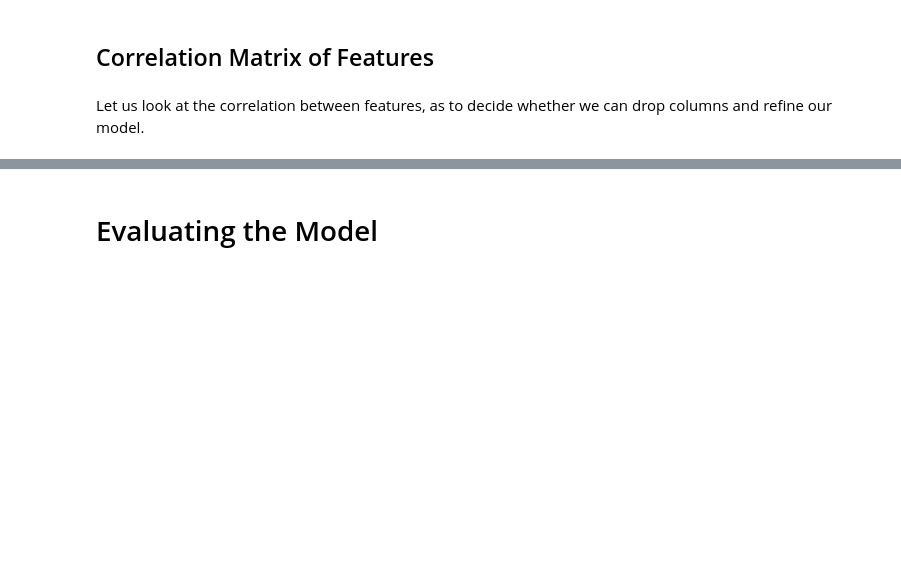
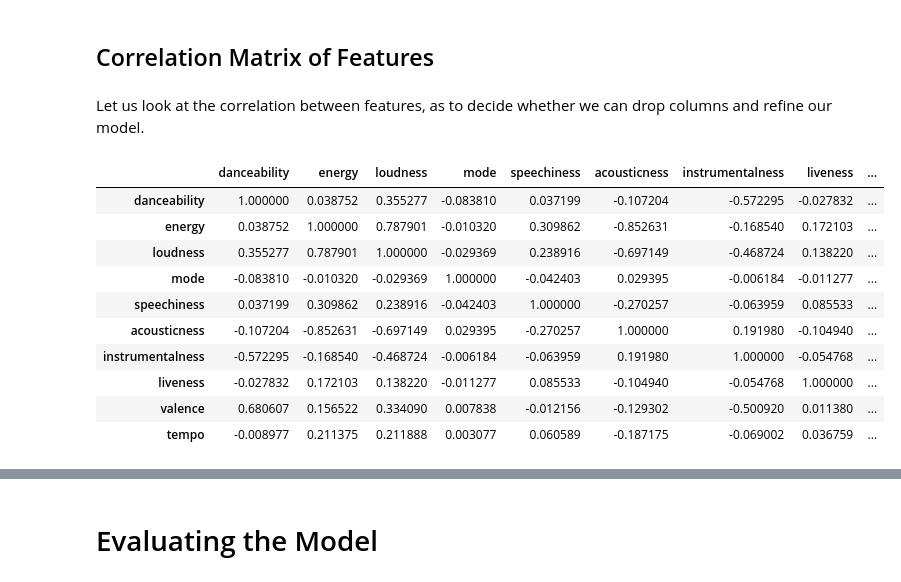
Before and after one commit to MerleSt/SpotifyPlaylistMoosic, a Jupyter notebook: Notebooks/Cluster_Analysis.ipynb, the cells around one changed output, grey strips where cells are left out. Saved outputs shown, nothing was run; the diff lists cells and outputs as text; code cells hidden in the pictures; blank space fills up the shorter version.

```diff
--- a/Notebooks/Cluster_Analysis.ipynb
+++ b/Notebooks/Cluster_Analysis.ipynb
@@ -310,7 +346,20 @@ Let us look at the correlation between features, as to decide whether we can dro
 # %%
 # Assuming songs_robust is your DataFrame
 songs_cluster = songs_minmax.drop('cluster', axis=1)
 correlation_matrix = songs_cluster[songs_cluster.columns].corr()
+correlation_matrix
+# %% [output]
+|  | danceability | energy | loudness | mode | speechiness | acousticness | instrumentalness | liveness | ... |
+| danceability | 1.000000 | 0.038752 | 0.355277 | -0.083810 | 0.037199 | -0.107204 | -0.572295 | -0.027832 | ... |
+| energy | 0.038752 | 1.000000 | 0.787901 | -0.010320 | 0.309862 | -0.852631 | -0.168540 | 0.172103 | ... |
+| loudness | 0.355277 | 0.787901 | 1.000000 | -0.029369 | 0.238916 | -0.697149 | -0.468724 | 0.138220 | ... |
+| mode | -0.083810 | -0.010320 | -0.029369 | 1.000000 | -0.042403 | 0.029395 | -0.006184 | -0.011277 | ... |
+| speechiness | 0.037199 | 0.309862 | 0.238916 | -0.042403 | 1.000000 | -0.270257 | -0.063959 | 0.085533 | ... |
+| acousticness | -0.107204 | -0.852631 | -0.697149 | 0.029395 | -0.270257 | 1.000000 | 0.191980 | -0.104940 | ... |
+| instrumentalness | -0.572295 | -0.168540 | -0.468724 | -0.006184 | -0.063959 | 0.191980 | 1.000000 | -0.054768 | ... |
+| liveness | -0.027832 | 0.172103 | 0.138220 | -0.011277 | 0.085533 | -0.104940 | -0.054768 | 1.000000 | ... |
+| valence | 0.680607 | 0.156522 | 0.334090 | 0.007838 | -0.012156 | -0.129302 | -0.500920 | 0.011380 | ... |
+| tempo | -0.008977 | 0.211375 | 0.211888 | 0.003077 | 0.060589 | -0.187175 | -0.069002 | 0.036759 | ... |
 # %%
 plt.figure(figsize=(12,10))
 sns.heatmap(correlation_matrix, annot=True, cmap='coolwarm')
```
Also changed, not shown: parts of 49 cells of this notebook, 2 other files.
